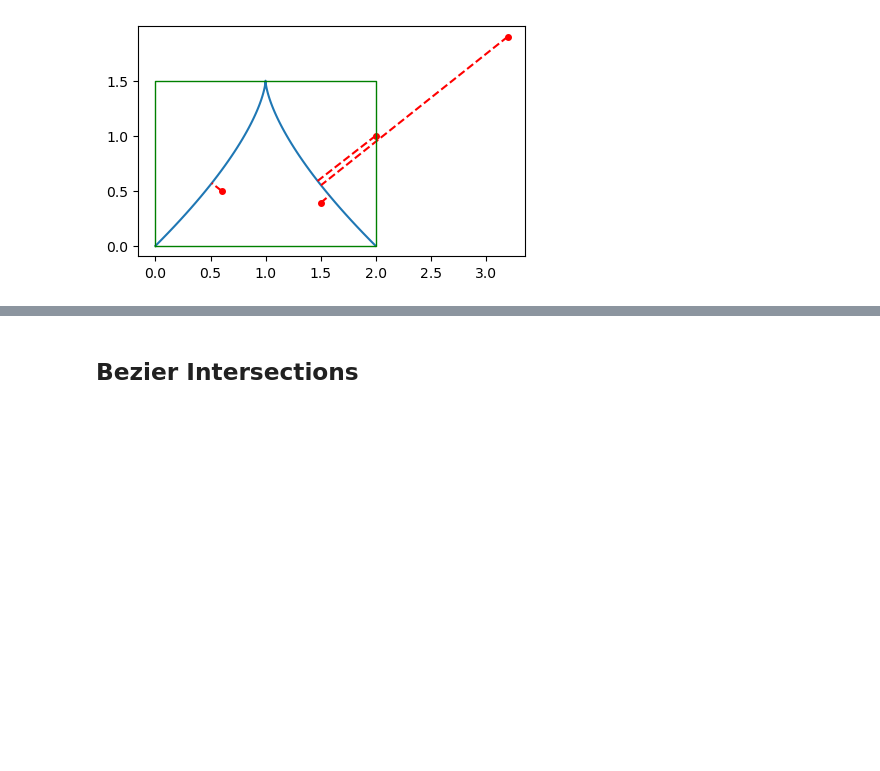
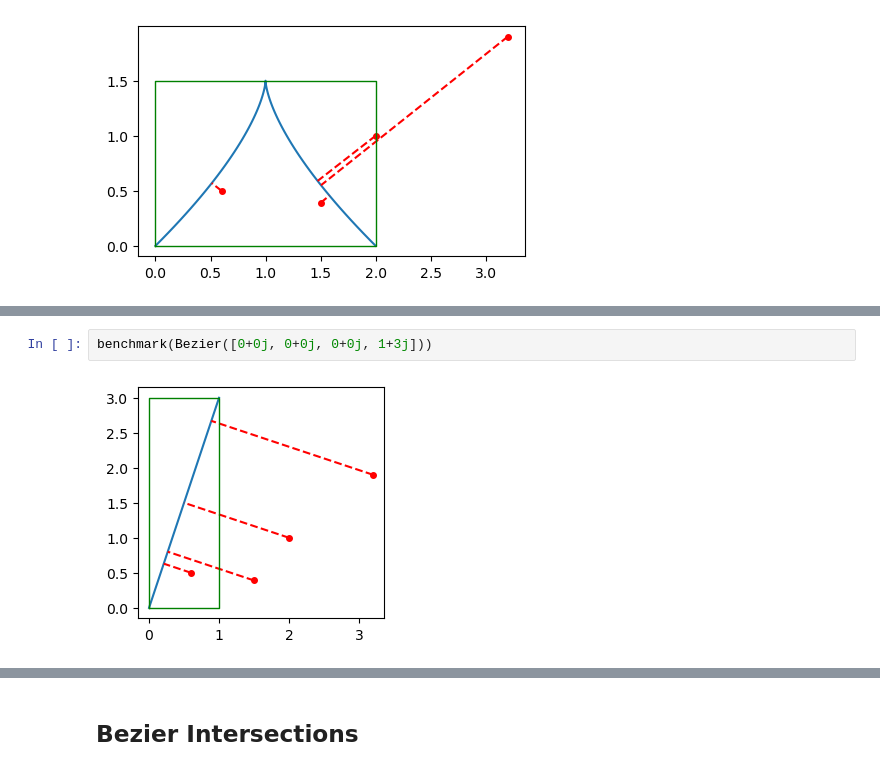
Before and after one commit to crossbow911/Matcha, a Jupyter notebook: Test_Cases.ipynb, the cells around one changed output, grey strips where cells are left out. Drawn from its saved outputs; the diff is of its cells as text; blank space fills up the shorter version.

```diff
--- a/Test_Cases.ipynb
+++ b/Test_Cases.ipynb
@@ -57,0 +61,4 @@ benchmark(Bezier([0+0j, -2-2.j, 2+2j, 3+3j]))
+# %%
+benchmark(Bezier([0+0j, 0+0j, 0+0j, 1+3j]))
+# %% [output]
+[figure, added]
```
Also changed, not shown: parts of 11 cells of this notebook, 1 other file.
